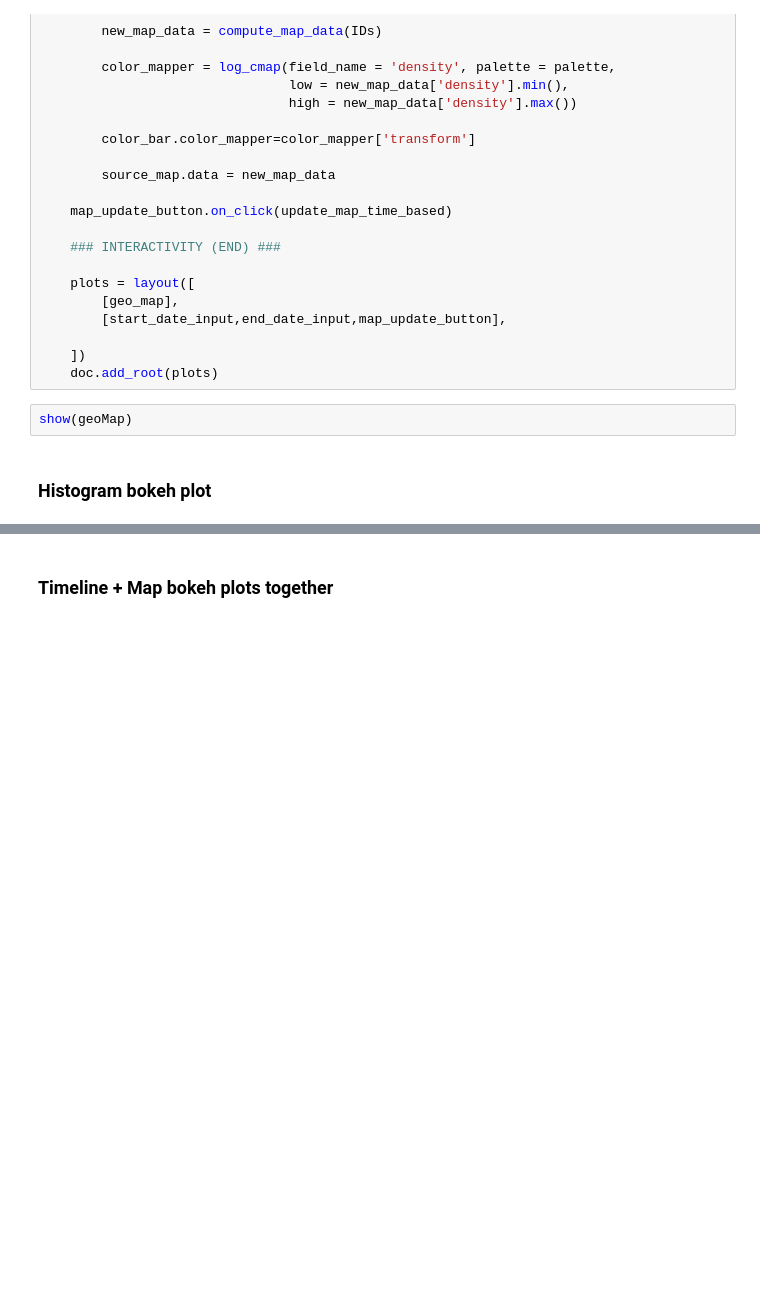
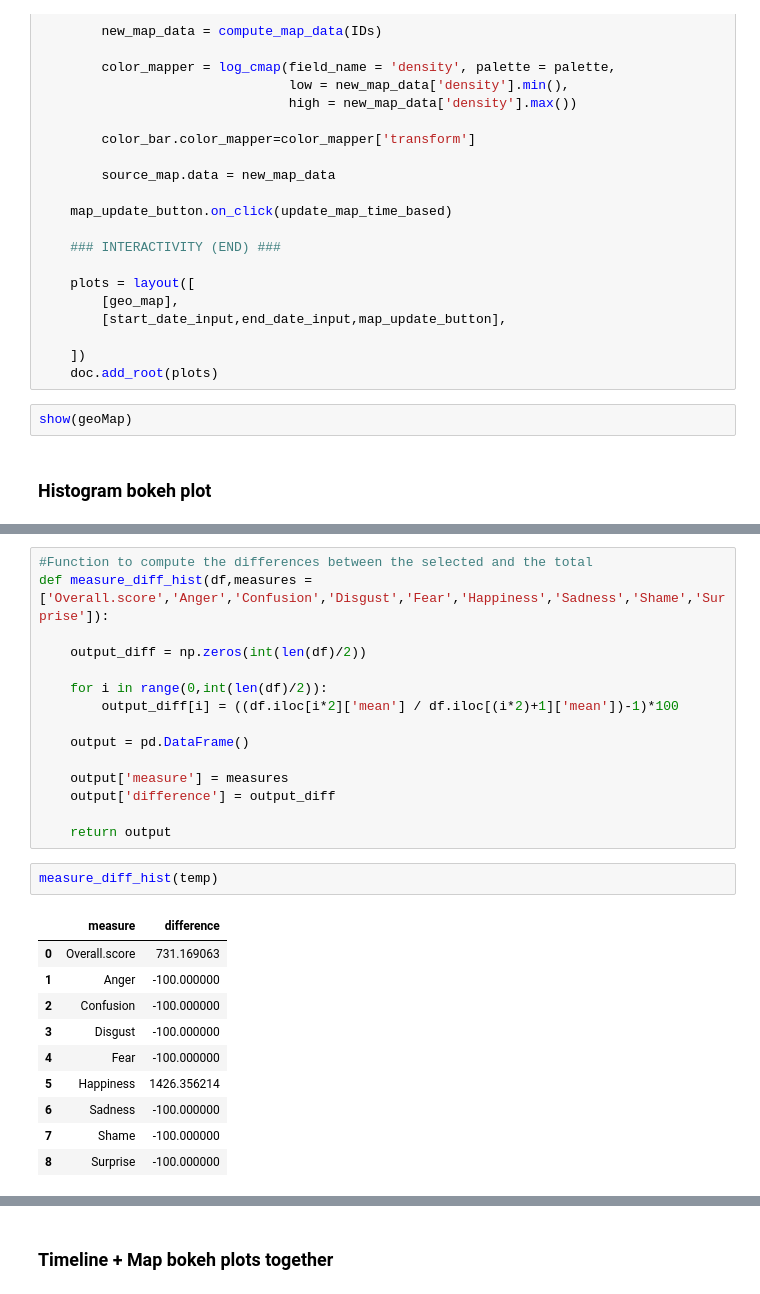
Before and after one commit to TemporalData/Meteo-Tweets, a Jupyter notebook: Timeline, Map, and Histogram.ipynb, the cells around one changed output, grey strips where cells are left out. Saved outputs shown, nothing was run; the diff lists cells and outputs as text; blank space fills up the shorter version.

```diff
--- a/Timeline, Map, and Histogram.ipynb
+++ b/Timeline, Map, and Histogram.ipynb
@@ -662,0 +732,28 @@ Map_data['density'] = density
+# %%
+#Function to compute the differences between the selected and the total
+def measure_diff_hist(df,measures = ['Overall.score','Anger','Confusion','Disgust','Fear','Happiness','Sadness','Shame','Surprise']):
+
+    output_diff = np.zeros(int(len(df)/2))
+
+    for i in range(0,int(len(df)/2)):
+        output_diff[i] = ((df.iloc[i*2]['mean'] / df.iloc[(i*2)+1]['mean'])-1)*100
+
+    output = pd.DataFrame()
+
+    output['measure'] = measures
+    output['difference'] = output_diff
+
+    return output
+# %%
+measure_diff_hist(temp)
+# %% [output]
+|  | measure | difference |
+| 0 | Overall.score | 731.169063 |
+| 1 | Anger | -100.000000 |
+| 2 | Confusion | -100.000000 |
+| 3 | Disgust | -100.000000 |
+| 4 | Fear | -100.000000 |
+| 5 | Happiness | 1426.356214 |
+| 6 | Sadness | -100.000000 |
+| 7 | Shame | -100.000000 |
+| 8 | Surprise | -100.000000 |
```
Also changed, not shown: parts of 30 cells of this notebook, 2 other files.
